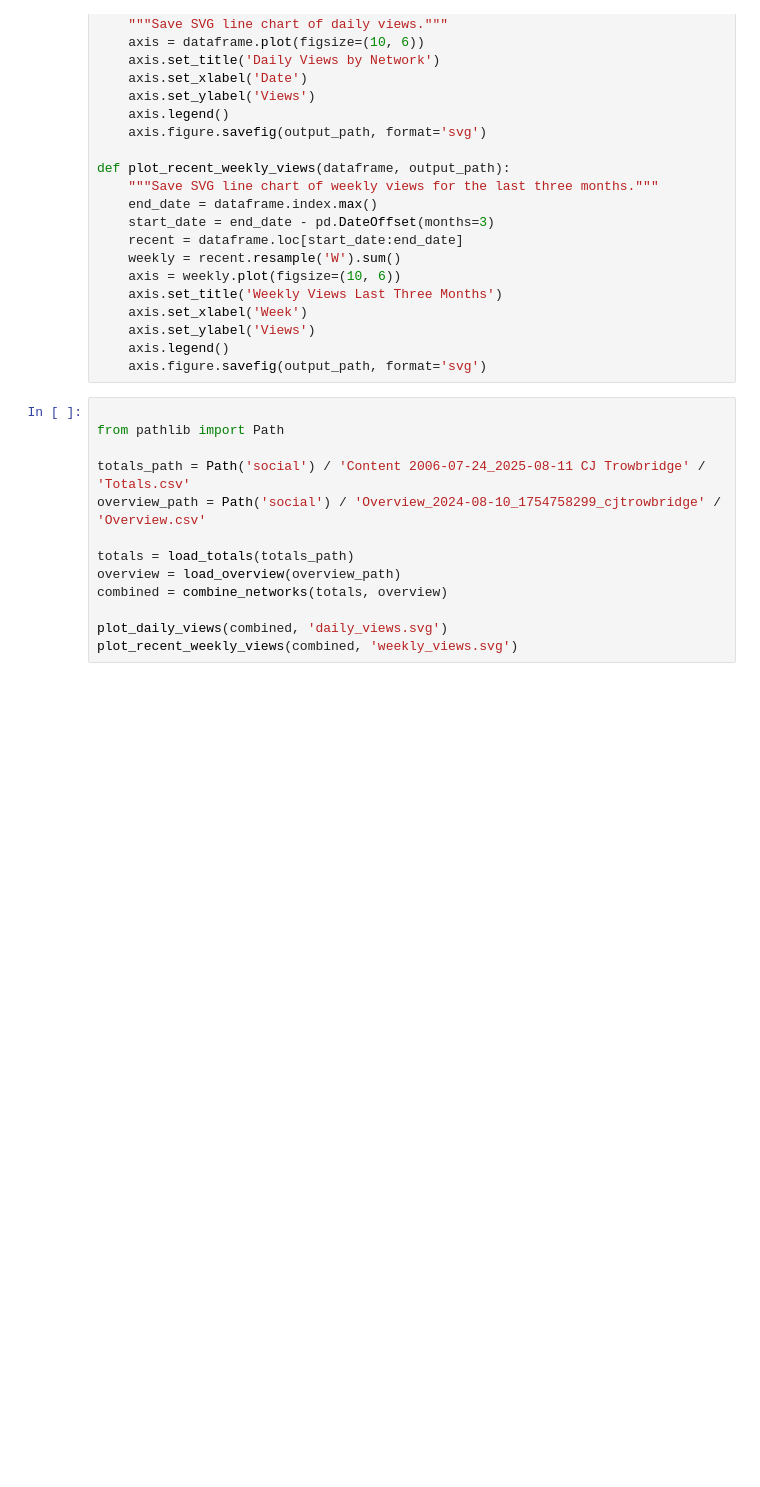
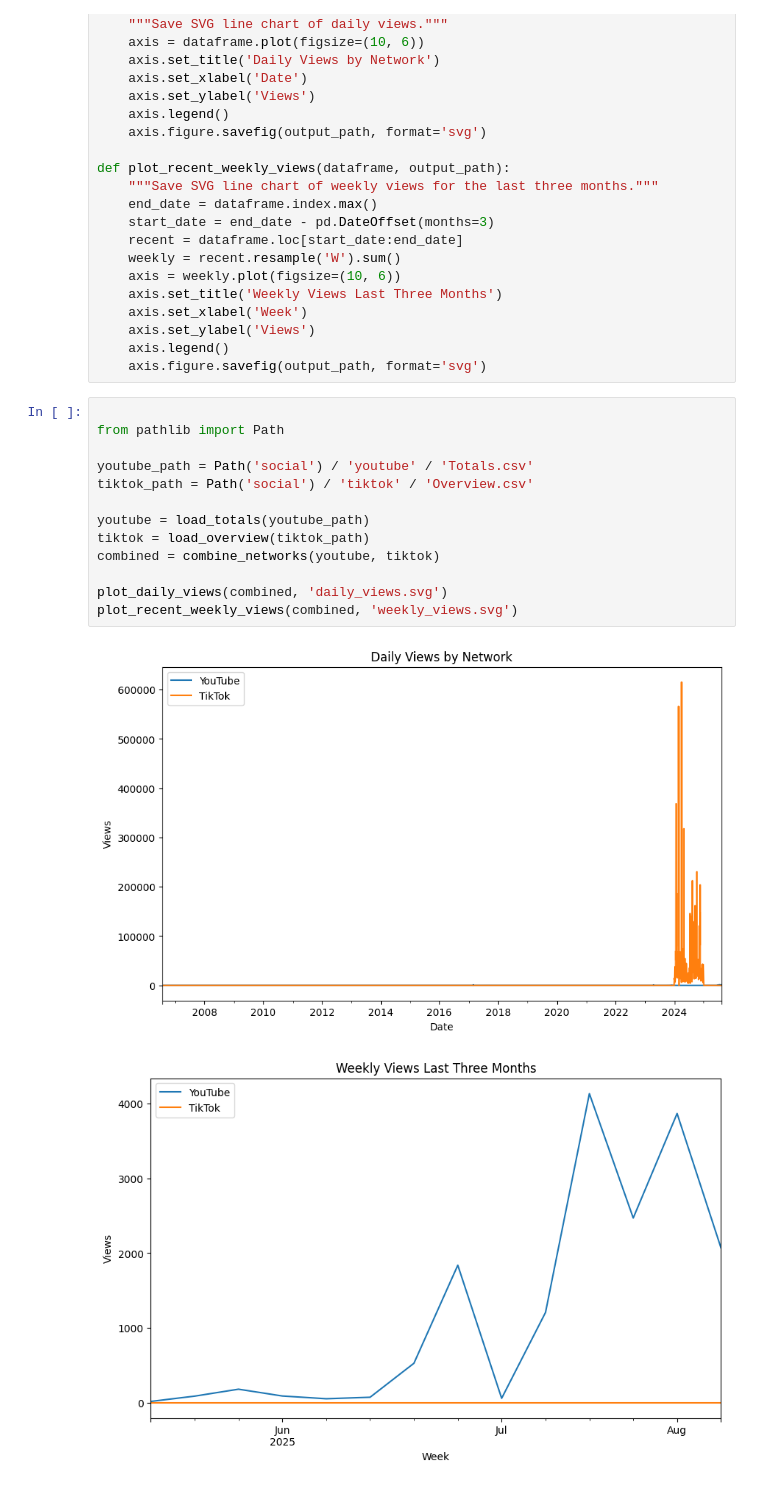
Before and after one commit to cjtrowbridge-com/cjtrowbridge.com, a Jupyter notebook: projects/past/analytics/analytics.ipynb, the cells around one changed output. Cells and saved outputs as stored; diff of their text form; blank space fills up the shorter version.

```diff
--- a/projects/past/analytics/analytics.ipynb
+++ b/projects/past/analytics/analytics.ipynb
@@ -58,13 +58,16 @@ def plot_recent_weekly_views(dataframe, output_path):
 # %%
 
 from pathlib import Path
 
-totals_path = Path('social') / 'Content 2006-07-24_2025-08-11 CJ Trowbridge' / 'Totals.csv'
-overview_path = Path('social') / 'Overview_2024-08-10_1754758299_cjtrowbridge' / 'Overview.csv'
+youtube_path = Path('social') / 'youtube' / 'Totals.csv'
+tiktok_path = Path('social') / 'tiktok' / 'Overview.csv'
 
-totals = load_totals(totals_path)
-overview = load_overview(overview_path)
-combined = combine_networks(totals, overview)
+youtube = load_totals(youtube_path)
+tiktok = load_overview(tiktok_path)
+combined = combine_networks(youtube, tiktok)
 
 plot_daily_views(combined, 'daily_views.svg')
 plot_recent_weekly_views(combined, 'weekly_views.svg')
+# %% [output]
+[figure, added]
+[figure, added]
```
Also changed, not shown: 6 other files.
